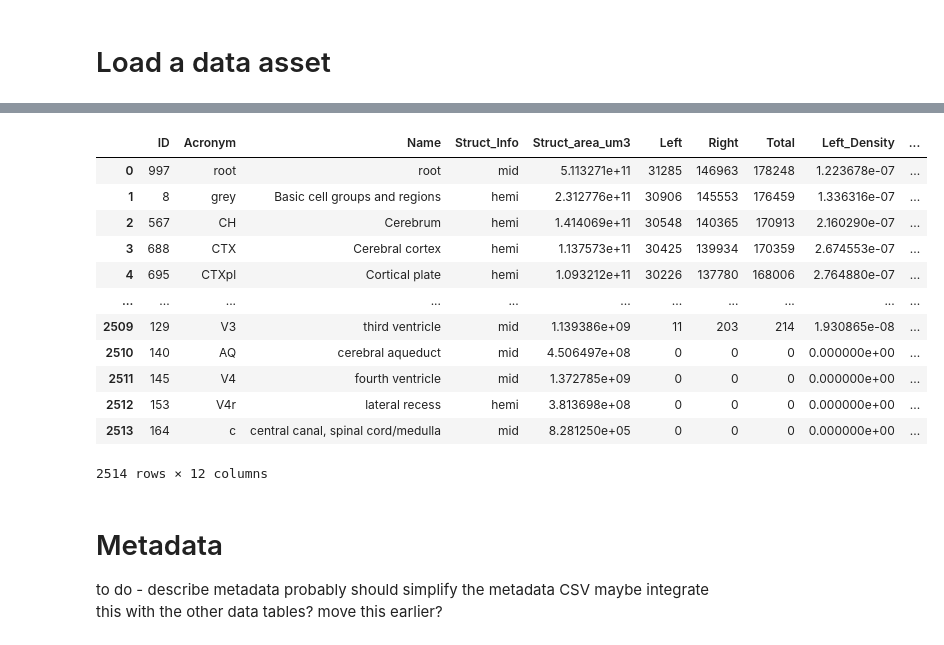
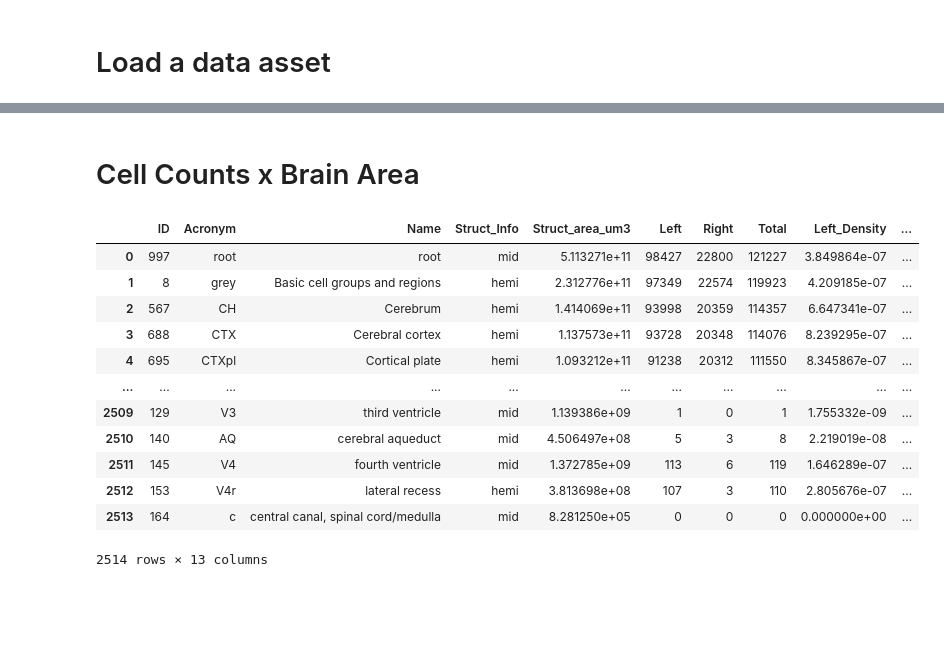
Before and after one commit to leesuyee/mesoscale-connectivity-tutorial, a Jupyter notebook: mesoscale_connectivity_coding_activity.ipynb, the cells around one changed output, grey strips where cells are left out. Cells and saved outputs as stored; diff of their text form; code cells hidden in the pictures; blank space fills up the shorter version.

```diff
--- a/mesoscale_connectivity_coding_activity.ipynb
+++ b/mesoscale_connectivity_coding_activity.ipynb
@@ -151,6 +154,7 @@ class load_data:
     getcellcounts(ch: list[str])
         Imports the cell_counts_by_region.csv as a DataFrame
 
+
     """
 
     def __init__(
@@ -184,7 +188,8 @@ class load_data:
           if len(stitched) == 1:
               self.rootDir = stitched[0]
           elif len(stitched) > 1:
-              raise ValueError(f"Multiple stitched datasets found: {stitched}")
+              print(f"Multiple stitched datasets found: {stitched}. Getting most recently stitched dataset.")
+              self.rootDir = sorted(stitched)[-1]
           else:
               self.rootDir = matches[0]
       else:
@@ -315,3 +320,11 @@ class load_data:
         return cell_counts_df
 # %% [markdown]
 # Load a data asset
+# %%
+# Load metadata CSV
+
+# to do - multiple entries for subject_ids where injection coordinates are and are not identified
+csv_path = "metadata/metadata_filtered.csv"
+metadata_df = pd.read_csv(csv_path)
+metadata_df.channel = metadata_df.channel.astype(str)
+metadata_df.head()
@@ -318,4 +344,6 @@ class load_data:
 # %%
-mouse_ID = "689238" # Select a mouse ID
+mouse_ID = 684812 # Select a mouse ID
 data = load_data(mouse_ID) # Load data
-channels = data.channels # Get imaging channels (to do - maybe always extract all the channels)
+channels = data.channels # Get imaging channels
+
+# update load data so that it always loads all channels, and maybe add the injection parent to these tables?
@@ -379,0 +354,6 @@ The cell coordinates are used to identify the brain area that each cell is in. T
+# %%
+ccf_df = data.getCellsCCFdf(channels) # Get cell coordinate data
+
+# Add inj_parent column to ccf_df, use the channel column to reference metadata_df that matches the mouse_ID and subject_id and pull the inj_parent where channel value matches
+ccf_df['inj_parent'] = ccf_df["channel"].map(metadata_df[metadata_df.subject_id == mouse_ID][0:2].set_index("channel")["inj_parent"] )
+ccf_df
@@ -380,24 +374,20 @@ The cell coordinates are used to identify the brain area that each cell is in. T
+# %% [markdown]
+# Cell Counts x Brain Area
 # %%
 cell_counts_df = data.getcellcounts(channels) # Get brain areas cell counts data
+cell_counts_df['inj_parent'] = cell_counts_df["channel"].map(metadata_df[metadata_df.subject_id == mouse_ID][0:2].set_index("channel")["inj_parent"] )
 cell_counts_df
 # %% [output]
 |  | ID | Acronym | Name | Struct_Info | Struct_area_um3 | Left | Right | Total | Left_Density | ... |
-| 0 | 997 | root | root | mid | 5.113271e+11 | 31285 | 146963 | 178248 | 1.223678e-07 | ... |
-| 1 | 8 | grey | Basic cell groups and regions | hemi | 2.312776e+11 | 30906 | 145553 | 176459 | 1.336316e-07 | ... |
-| 2 | 567 | CH | Cerebrum | hemi | 1.414069e+11 | 30548 | 140365 | 170913 | 2.160290e-07 | ... |
-| 3 | 688 | CTX | Cerebral cortex | hemi | 1.137573e+11 | 30425 | 139934 | 170359 | 2.674553e-07 | ... |
-| 4 | 695 | CTXpl | Cortical plate | hemi | 1.093212e+11 | 30226 | 137780 | 168006 | 2.764880e-07 | ... |
+| 0 | 997 | root | root | mid | 5.113271e+11 | 98427 | 22800 | 121227 | 3.849864e-07 | ... |
+| 1 | 8 | grey | Basic cell groups and regions | hemi | 2.312776e+11 | 97349 | 22574 | 119923 | 4.209185e-07 | ... |
+| 2 | 567 | CH | Cerebrum | hemi | 1.414069e+11 | 93998 | 20359 | 114357 | 6.647341e-07 | ... |
+| 3 | 688 | CTX | Cerebral cortex | hemi | 1.137573e+11 | 93728 | 20348 | 114076 | 8.239295e-07 | ... |
+| 4 | 695 | CTXpl | Cortical plate | hemi | 1.093212e+11 | 91238 | 20312 | 111550 | 8.345867e-07 | ... |
 | ... | ... | ... | ... | ... | ... | ... | ... | ... | ... | ... |
-| 2509 | 129 | V3 | third ventricle | mid | 1.139386e+09 | 11 | 203 | 214 | 1.930865e-08 | ... |
-| 2510 | 140 | AQ | cerebral aqueduct | mid | 4.506497e+08 | 0 | 0 | 0 | 0.000000e+00 | ... |
-| 2511 | 145 | V4 | fourth ventricle | mid | 1.372785e+09 | 0 | 0 | 0 | 0.000000e+00 | ... |
-| 2512 | 153 | V4r | lateral recess | hemi | 3.813698e+08 | 0 | 0 | 0 | 0.000000e+00 | ... |
+| 2509 | 129 | V3 | third ventricle | mid | 1.139386e+09 | 1 | 0 | 1 | 1.755332e-09 | ... |
+| 2510 | 140 | AQ | cerebral aqueduct | mid | 4.506497e+08 | 5 | 3 | 8 | 2.219019e-08 | ... |
+| 2511 | 145 | V4 | fourth ventricle | mid | 1.372785e+09 | 113 | 6 | 119 | 1.646289e-07 | ... |
+| 2512 | 153 | V4r | lateral recess | hemi | 3.813698e+08 | 107 | 3 | 110 | 2.805676e-07 | ... |
 | 2513 | 164 | c | central canal, spinal cord/medulla | mid | 8.281250e+05 | 0 | 0 | 0 | 0.000000e+00 | ... |
-2514 rows × 12 columns
+2514 rows × 13 columns
-# %% [markdown]
-# Metadata
-
-to do - describe metadata
-probably should simplify the metadata CSV
-maybe integrate this with the other data tables?
-move this earlier?
```
Also changed, not shown: parts of 22 cells of this notebook.
